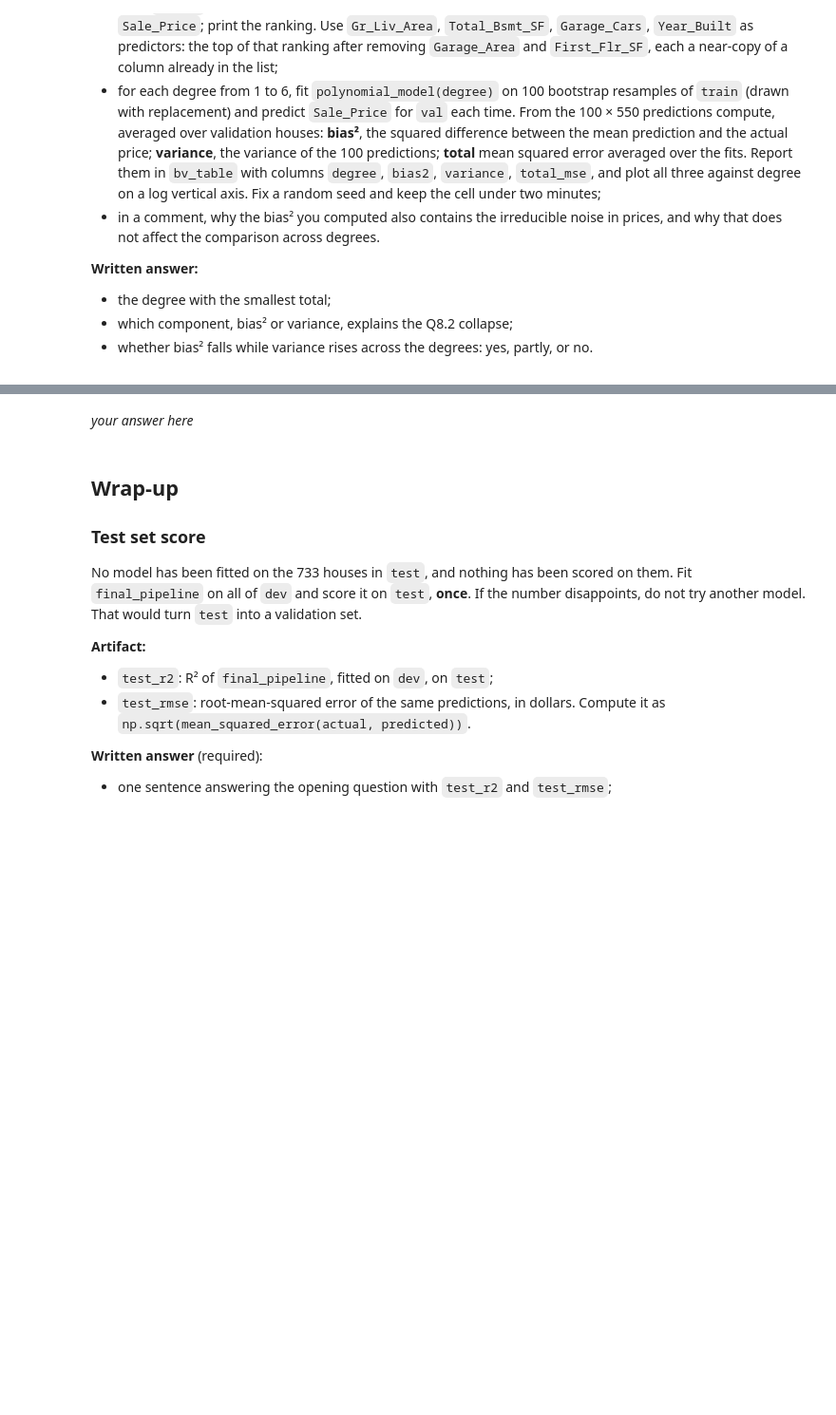
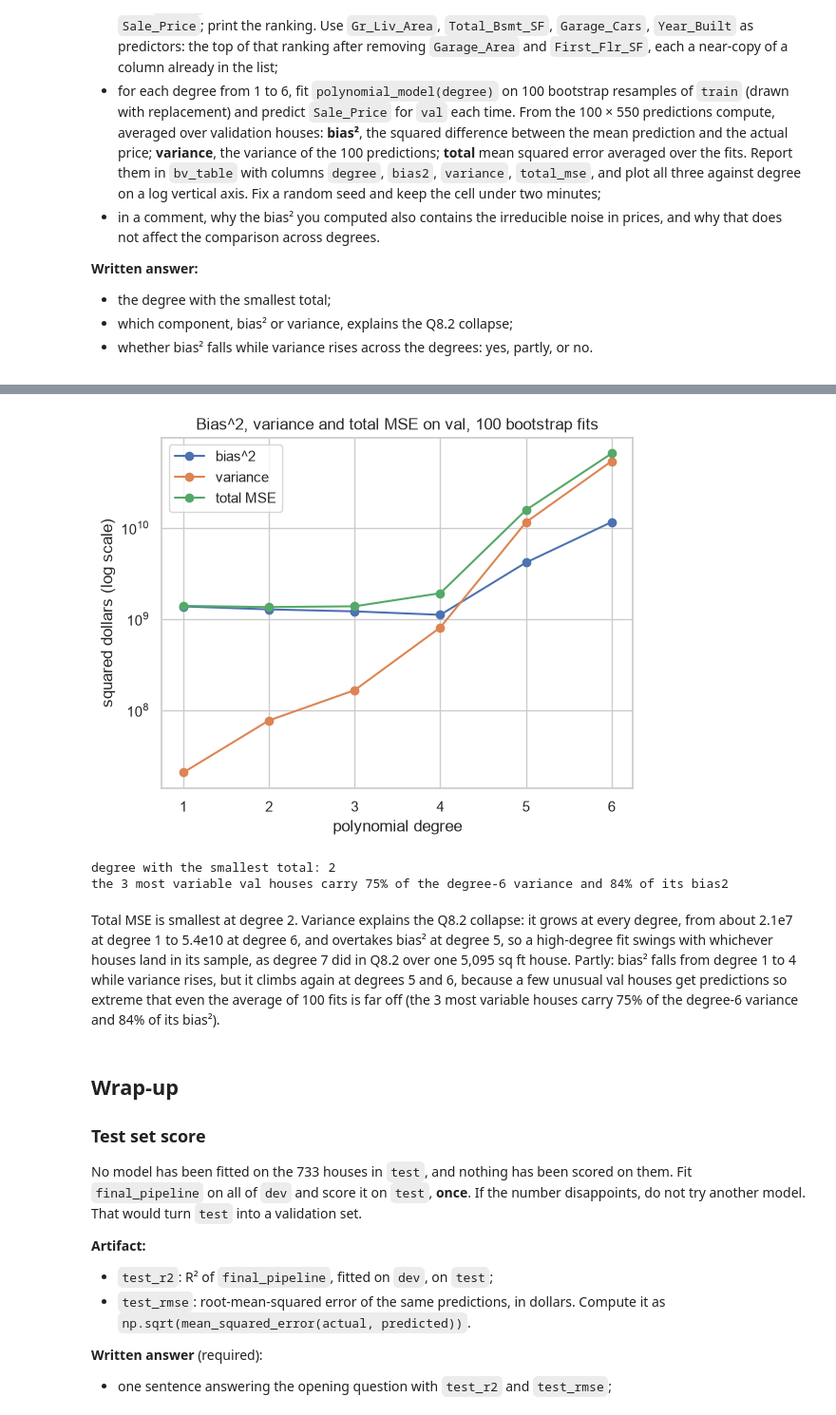
Before and after one commit to qqgjyx/AC-209A, a Jupyter notebook: homeworks/cs1090a_hw2/cs1090a_hw2.ipynb, the cells around one changed output, grey strips where cells are left out. Shown at 95% size. Saved outputs shown, nothing was run; the diff lists cells and outputs as text; code cells hidden in the pictures; blank space fills up the shorter version.

```diff
--- a/homeworks/cs1090a_hw2/cs1090a_hw2.ipynb
+++ b/homeworks/cs1090a_hw2/cs1090a_hw2.ipynb
@@ -963,5 +1213,70 @@ rows, drawn with replacement, and look at the predictions each validation house
 - whether bias² falls while variance rises across the degrees: yes, partly, or no.
 </div>
 # %%
-# your code here
-...
+# Rank the numeric columns of the full file (dev rows only) by
+# |correlation| with Sale_Price.
+dev_numeric = dev_df.select_dtypes("number")
+corr_rank = (dev_numeric.drop(columns="Sale_Price")
+             .corrwith(dev_numeric["Sale_Price"])
+             .abs().sort_values(ascending=False))
+print(corr_rank.round(3).to_string())
+
+BV_PREDICTORS = ["Gr_Liv_Area", "Total_Bsmt_SF", "Garage_Cars",
+                 "Year_Built"]
+N_BOOT = 100
+rng = np.random.default_rng(109)
+# The same 100 resamples of train (rows drawn with replacement) are
+# used for every degree, so the degrees are compared on identical
+# samples.
+boot_rows = rng.integers(0, len(train), size=(N_BOOT, len(train)))
+y_val_arr = y_val.to_numpy()
+
+# bias2 here is (mean prediction - actual price)^2. An actual price is
+# the expected price of such a house plus noise that these four
+# columns cannot explain. Averaged over the val houses, bias2 as
+# computed is therefore the true bias^2 plus the variance of that
+# noise. The noise belongs to the houses, not to the model: on average
+# it adds the same amount at every degree, so it does not change which
+# degree is better.
+bv_rows = []
+bv_start = time.time()
+for degree in range(1, 7):
+    preds = np.empty((N_BOOT, len(val)))
+    for b in range(N_BOOT):
+        boot = train.iloc[boot_rows[b]]
+        boot_model = polynomial_model(degree).fit(boot[BV_PREDICTORS],
+                                                  boot["Sale_Price"])
+        preds[b] = boot_model.predict(val[BV_PREDICTORS])
+    bv_rows.append({
+        "degree": degree,
+        "bias2": ((preds.mean(axis=0) - y_val_arr) ** 2).mean(),
+        "variance": preds.var(axis=0).mean(),
+        "total_mse": ((preds - y_val_arr) ** 2).mean(),
+    })
+bv_table = pd.DataFrame(bv_rows)
+print(f"bootstrap took {time.time() - bv_start:.1f} s")
+print(bv_table)
+
+for col, label in [("bias2", "bias^2"), ("variance", "variance"),
+                   ("total_mse", "total MSE")]:
+    plt.plot(bv_table["degree"], bv_table[col], marker="o", label=label)
+plt.yscale("log")
+plt.xlabel("polynomial degree")
+plt.ylabel("squared dollars (log scale)")
+plt.title("Bias^2, variance and total MSE on val, 100 bootstrap fits")
+plt.legend()
+plt.show()
+best_bv_degree = int(bv_table.loc[bv_table["total_mse"].idxmin(),
+                                  "degree"])
+print("degree with the smallest total:", best_bv_degree)
+
+# preds now holds the degree-6 predictions: how much of the error sits
+# in a few val houses?
+house_var = preds.var(axis=0)
+house_bias2 = (preds.mean(axis=0) - y_val_arr) ** 2
+top3 = np.argsort(house_var)[-3:]
+var_share = house_var[top3].sum() / house_var.sum()
+bias2_share = house_bias2[top3].sum() / house_bias2.sum()
+print(f"the 3 most variable val houses carry {var_share:.0%} of the "
+      f"degree-6 variance and {bias2_share:.0%} of its bias2")
+# %% [output]
@@ -968,5 +1300,8 @@ rows, drawn with replacement, and look at the predictions each validation house
+[figure, added]
+degree with the smallest total: 2
+the 3 most variable val houses carry 75% of the degree-6 variance and 84% of its bias2
 # %% [markdown]
-*your answer here*
+Total MSE is smallest at degree 2. Variance explains the Q8.2 collapse: it grows at every degree, from about 2.1e7 at degree 1 to 5.4e10 at degree 6, and overtakes bias² at degree 5, so a high-degree fit swings with whichever houses land in its sample, as degree 7 did in Q8.2 over one 5,095 sq ft house. Partly: bias² falls from degree 1 to 4 while variance rises, but it climbs again at degrees 5 and 6, because a few unusual val houses get predictions so extreme that even the average of 100 fits is far off (the 3 most variable houses carry 75% of the degree-6 variance and 84% of its bias²).
 # %% [markdown]
 ## Wrap-up
 
```
Also changed, not shown: parts of 25 cells of this notebook, 1 other file.
